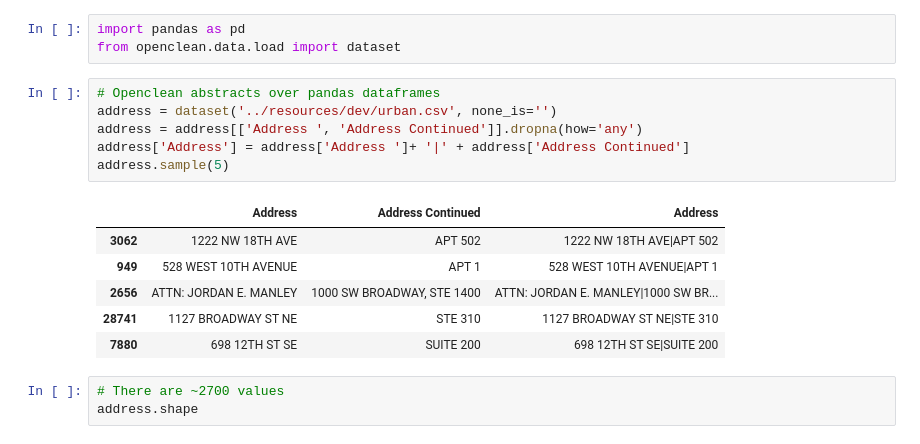
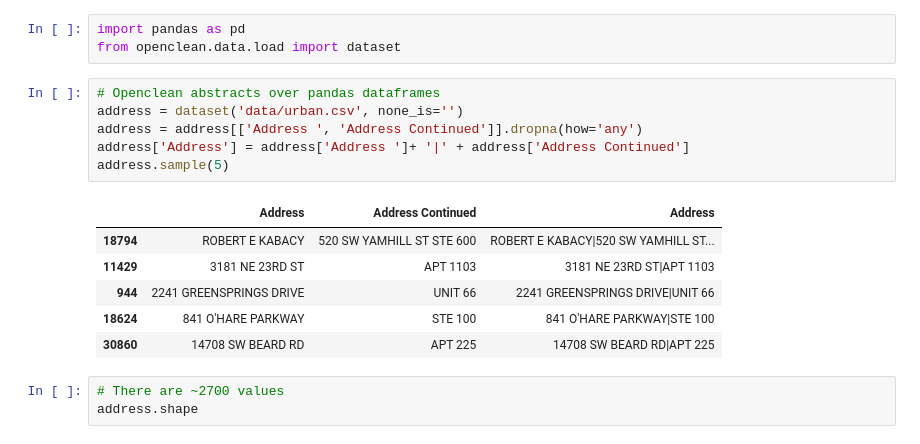
Before and after one commit to VIDA-NYU/openclean-pattern, a Jupyter notebook: examples/Addresses - Openclean Patterns tutorial.ipynb, the cells around one changed output. Drawn from its saved outputs; the diff is of its cells as text.

```diff
--- a/examples/Addresses - Openclean Patterns tutorial.ipynb
+++ b/examples/Addresses - Openclean Patterns tutorial.ipynb
@@ -20,17 +20,17 @@ import pandas as pd
 from openclean.data.load import dataset
 # %%
 # Openclean abstracts over pandas dataframes
-address = dataset('../resources/dev/urban.csv', none_is='')
+address = dataset('data/urban.csv', none_is='')
 address = address[['Address ', 'Address Continued']].dropna(how='any')
 address['Address'] = address['Address ']+ '|' + address['Address Continued']
 address.sample(5)
 # %% [output]
 |  | Address | Address Continued | Address |
-| 3062 | 1222 NW 18TH AVE | APT 502 | 1222 NW 18TH AVE|APT 502 |
-| 949 | 528 WEST 10TH AVENUE | APT 1 | 528 WEST 10TH AVENUE|APT 1 |
-| 2656 | ATTN: JORDAN E. MANLEY | 1000 SW BROADWAY, STE 1400 | ATTN: JORDAN E. MANLEY|1000 SW BR... |
-| 28741 | 1127 BROADWAY ST NE | STE 310 | 1127 BROADWAY ST NE|STE 310 |
-| 7880 | 698 12TH ST SE | SUITE 200 | 698 12TH ST SE|SUITE 200 |
+| 18794 | ROBERT E KABACY | 520 SW YAMHILL ST STE 600 | ROBERT E KABACY|520 SW YAMHILL ST... |
+| 11429 | 3181 NE 23RD ST | APT 1103 | 3181 NE 23RD ST|APT 1103 |
+| 944 | 2241 GREENSPRINGS DRIVE | UNIT 66 | 2241 GREENSPRINGS DRIVE|UNIT 66 |
+| 18624 | 841 O'HARE PARKWAY | STE 100 | 841 O'HARE PARKWAY|STE 100 |
+| 30860 | 14708 SW BEARD RD | APT 225 | 14708 SW BEARD RD|APT 225 |
 # %%
 # There are ~2700 values
 address.shape
```
Also changed, not shown: parts of 13 cells of this notebook, 4 other files.
